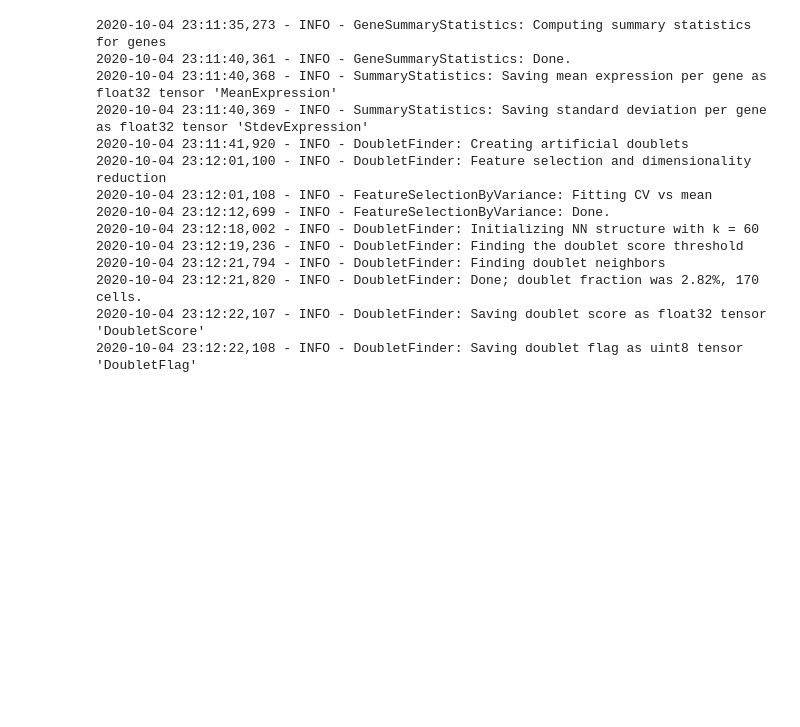
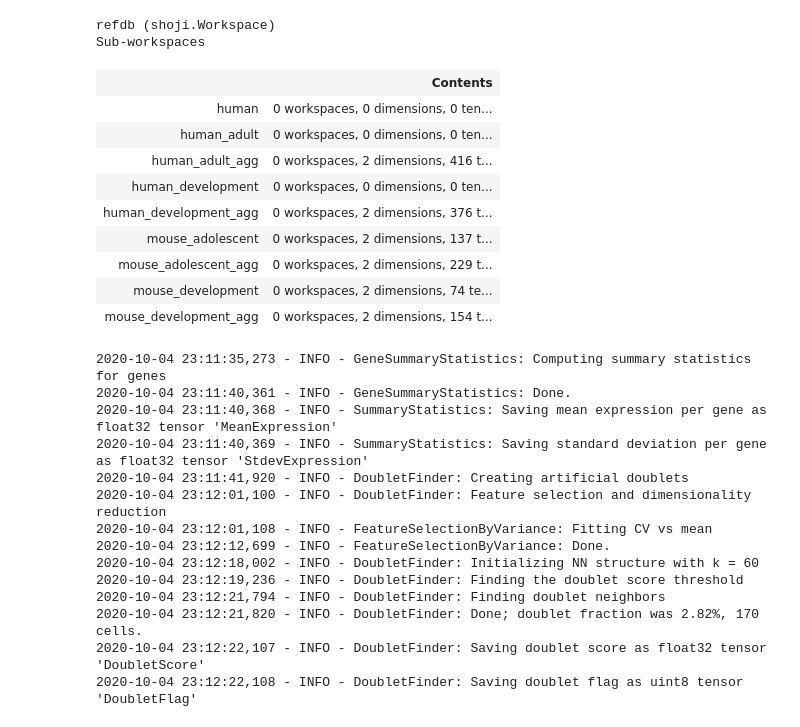
Before and after one commit to linnarsson-lab/shoji, a Jupyter notebook: notebooks/shoji.ipynb, the cells around one changed output. Saved outputs shown, nothing was run; the diff lists cells and outputs as text; code cells hidden in the pictures; blank space fills up the shorter version.

```diff
--- a/notebooks/shoji.ipynb
+++ b/notebooks/shoji.ipynb
@@ -19,0 +57,28 @@ ws = db.refdb.samples.S10X241_1
+# %%
+# Load reference data into workspaces
+db.refdb = shoji.Workspace()
+db.refdb.mouse = shoji.Workspace()
+db.refdb.mouse.development = shoji.Workspace()
+db.refdb.mouse.development_agg = shoji.Workspace()
+db.refdb.mouse.adult = shoji.Workspace()
+db.refdb.mouse.adult_agg = shoji.Workspace()
+db.refdb.human = shoji.Workspace()
+db.refdb.human.development = shoji.Workspace()
+db.refdb.human.development_agg = shoji.Workspace()
+db.refdb.human.adult = shoji.Workspace()
+db.refdb.human.adult_agg = shoji.Workspace()
+# %%
+db.samples.TenX201_1
+# %% [output]
+refdb (shoji.Workspace)
+Sub-workspaces
+|  | Contents |
+| human | 0 workspaces, 0 dimensions, 0 ten... |
+| human_adult | 0 workspaces, 0 dimensions, 0 ten... |
+| human_adult_agg | 0 workspaces, 2 dimensions, 416 t... |
+| human_development | 0 workspaces, 0 dimensions, 0 ten... |
+| human_development_agg | 0 workspaces, 2 dimensions, 376 t... |
+| mouse_adolescent | 0 workspaces, 2 dimensions, 137 t... |
+| mouse_adolescent_agg | 0 workspaces, 2 dimensions, 229 t... |
+| mouse_development | 0 workspaces, 2 dimensions, 74 te... |
+| mouse_development_agg | 0 workspaces, 2 dimensions, 154 t... |
```
Also changed, not shown: parts of 13 cells of this notebook, 15 other files.
